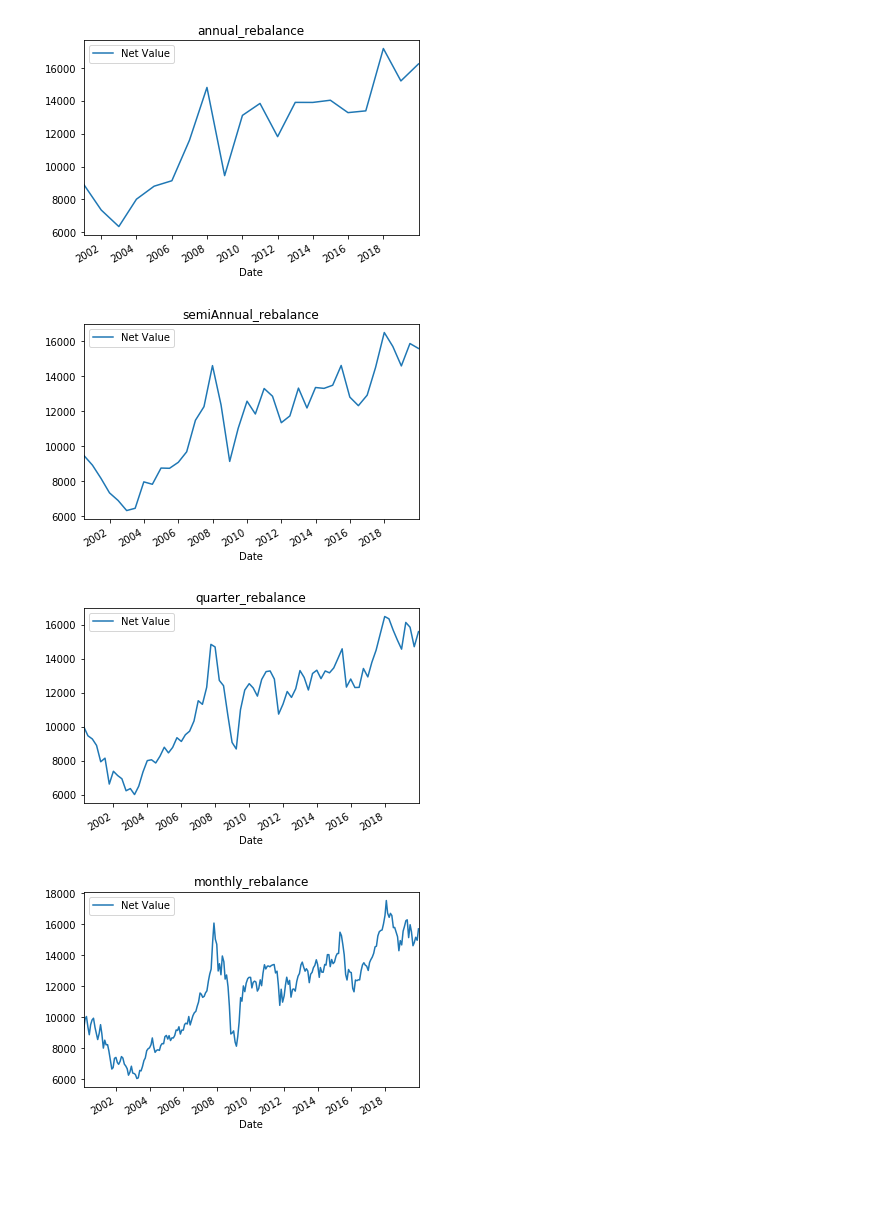
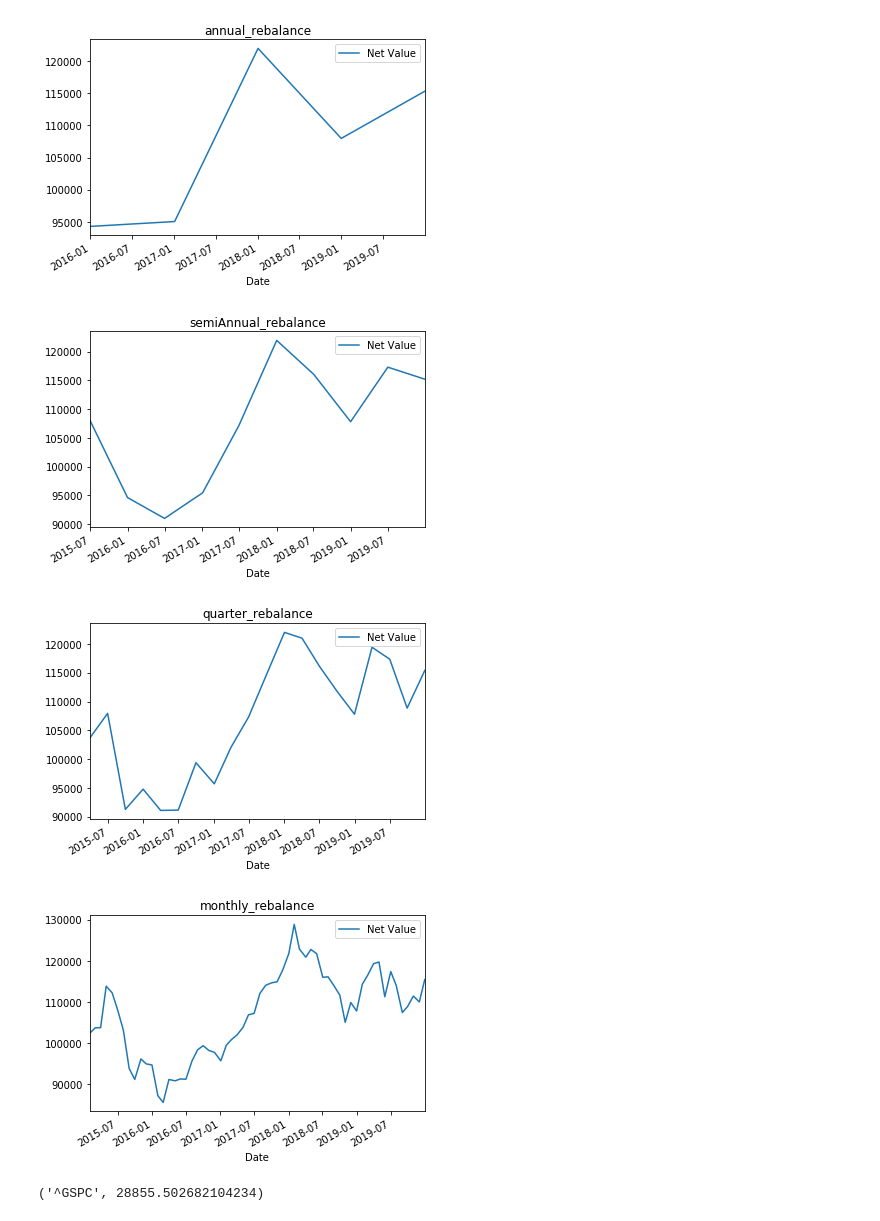
Before and after one commit to lzcaisg/reinforcement_trader, a Jupyter notebook: 0225 - BuyAndHold with Balancing.ipynb, the cells around one changed output. Saved outputs shown, nothing was run; the diff lists cells and outputs as text; code cells hidden in the pictures; blank space fills up the shorter version.

Commit message:
Add currency plot

```diff
--- a/0225 - BuyAndHold with Balancing.ipynb
+++ b/0225 - BuyAndHold with Balancing.ipynb
@@ -12,7 +12,7 @@ from pprint import pprint
 DIR = "./input/yahoo"
 nameList = ["^GSPC", "^GDAXI", "^HSI"]
 df_list = []
-startDate = pd.to_datetime("2000-01-01")
+startDate = pd.to_datetime("2015-01-01")
 endDate = pd.to_datetime("2019-12-31")
 
 for name in nameList:
@@ -37,7 +37,7 @@ semiAnnual_rebalance_date = ["06-30", "12-31"]
 quarter_rebalance_date = ["03-31", "06-30", "09-30", "12-31"]
 monthly_rebalance_date = ["01-31", "02-28", "03-31", "04-30", "05-31", "06-30", "07-31", "08-31", "09-30", "10-31", "11-30", "12-31"]
 # %%
-init_net_worth = 10000
+init_net_worth = 100000
 avg_net_worth = init_net_worth / (len(df_list)+1)
 asset_list = nameList+['CASH']
 init_price_list = [df.Price[0] for df in df_list] + [1]
@@ -63,10 +63,20 @@ final_result.append({
 def nearest(items, pivot):
     return min(items, key=lambda x: abs(x - pivot))
 # %%
-start_year = 2000
+start_year = 2015
 final_year = 2019
 dateList_name = ['annual_rebalance', 'semiAnnual_rebalance', 'quarter_rebalance', 'monthly_rebalance']
-for j, balance_freq_list in enumerate([annual_rebalance_date, semiAnnual_rebalance_date, quarter_rebalance_date, monthly_rebalance_date]):
+for j, balance_freq_list in enumerate(
+    [annual_rebalance_date, semiAnnual_rebalance_date, quarter_rebalance_date, monthly_rebalance_date]):
+
+
+    final_result = []
+    final_result.append({
+        'Date': df_list[0]['Date'][0],
+        'Record': status_list
+    })
+
+
     prev_num_list = init_num_list
     net_value_list = []
     for year in range(start_year, final_year+1):
@@ -74,41 +84,45 @@ for j, balance_freq_list in enumerate([annual_rebalance_date, semiAnnual_rebalan
             rebalance_date = pd.to_datetime(str(year)+'-'+date_str)
 
             price_list = []
-            nearest_date_after = nearest(df_list[0]['Date'][df['Date']>=rebalance_date], rebalance_date)
+            nearest_date_after = nearest(df_list[0]['Date'][df_list[0]['Date']>=rebalance_date], rebalance_date)
             for df in df_list:
                 price_list.append(df.Price[df.Date==nearest_date_after].values[0])
 
             price_list.append(1)
 
             current_net_worth = sum(np.array(prev_num_list)*np.array(price_list))
             current_num_list = (current_net_worth/len(asset_list))/np.array(price_list)
 
             status_list = []
             for i, asset in enumerate(asset_list):
                 status = {
                     'Asset': asset_list[i],
                     'Number': current_num_list[i],
                     'Price': price_list[i],
                     'Net Value': current_num_list[i]*price_list[i],
                     'Delta Number': current_num_list[i]-prev_num_list[i],
                 }
                 status_list.append(status)
 
             prev_num_list = current_num_list
 
             final_result.append({
                 'Date': nearest_date_after,
                 'Record': status_list
             })
 
             net_value_list.append({
                 'Date': nearest_date_after,
                 'Net Value': current_net_worth
             })
 
     pd.DataFrame(net_value_list).plot('Date', 'Net Value', title=dateList_name[j])
 # %% [output]
-[figure, old version]
+[figure, new version]
-[figure, old version]
+[figure, new version]
-[figure, old version]
+[figure, new version]
-[figure, old version]
+[figure, new version]
+# %%
+(final_result[0]['Record'][0]['Asset'], final_result[0]['Record'][0]['Net Value'])
+# %% [output]
+('^GSPC', 28855.502682104234)
```
Also changed, not shown: parts of 3 cells of this notebook, 35 other files.
